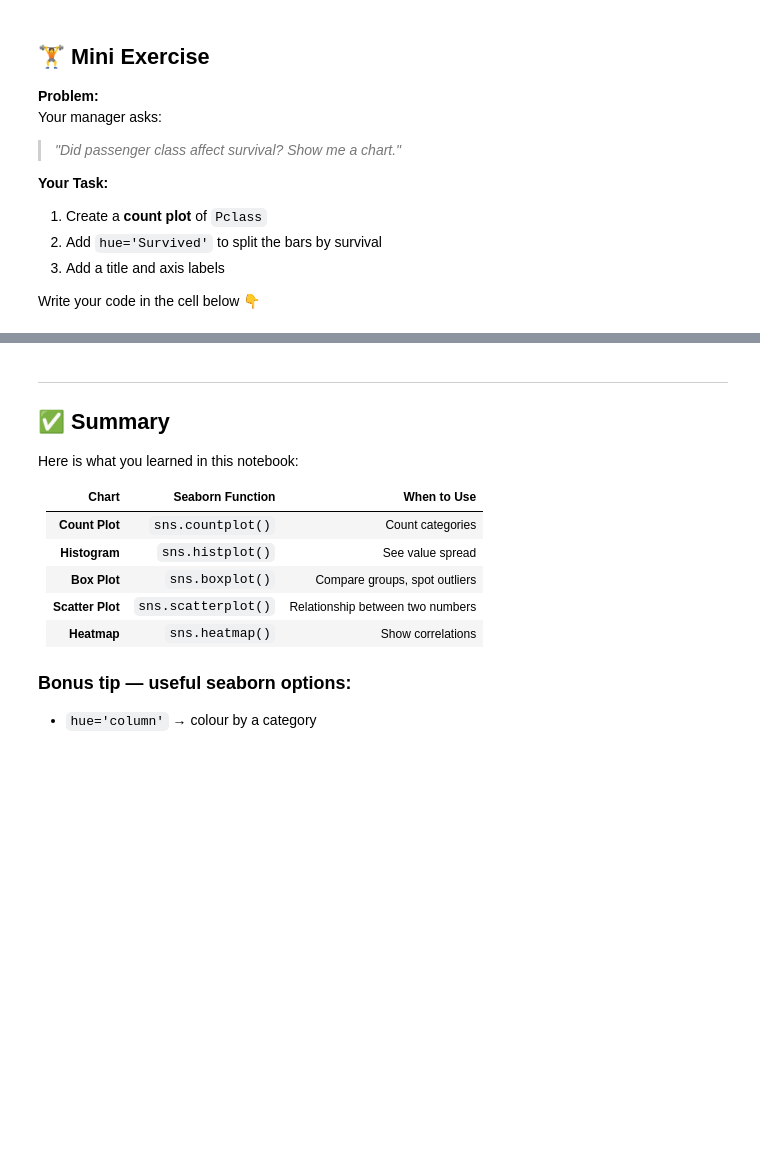
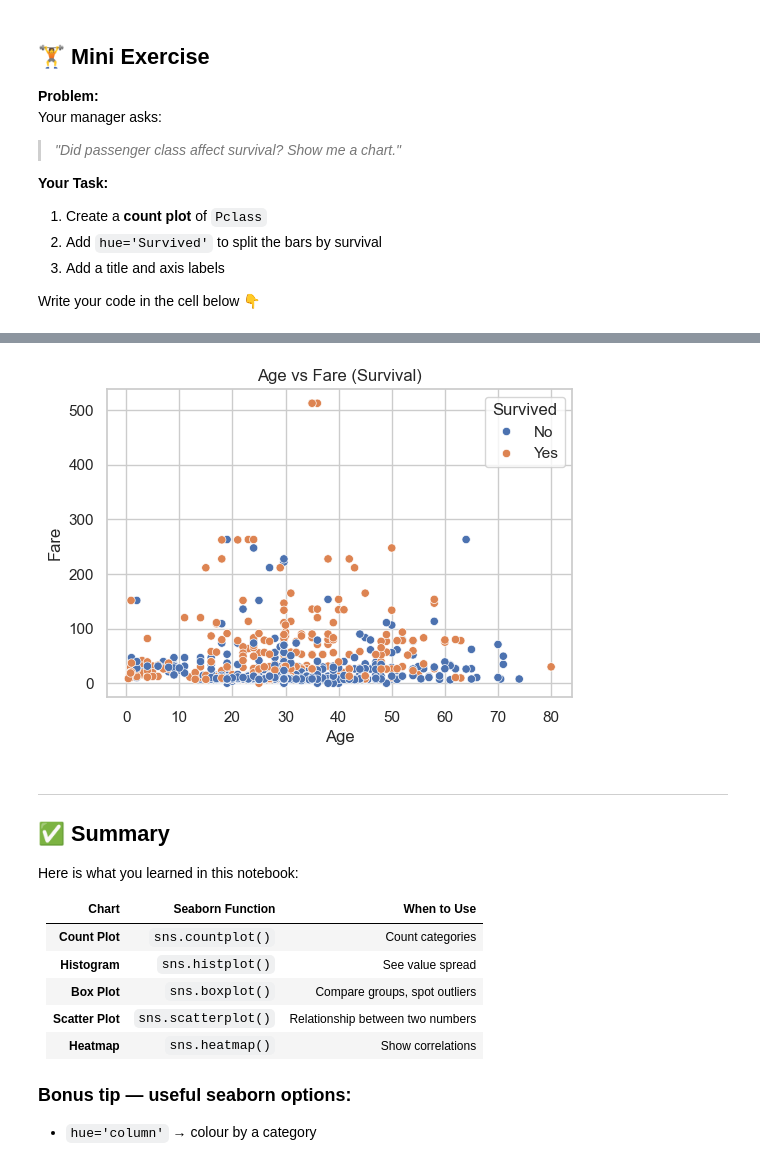
Before and after one commit to srajan15/chitkara_data_analytics, a Jupyter notebook: day8/seaborn_beginners.ipynb, the cells around one changed output, grey strips where cells are left out. Cells and saved outputs as stored; diff of their text form; code cells hidden in the pictures; blank space fills up the shorter version.

```diff
--- a/day8/seaborn_beginners.ipynb
+++ b/day8/seaborn_beginners.ipynb
@@ -208,3 +237,12 @@ Write your code in the cell below 👇
+# %%
+plt.figure(figsize=(6,4))
+sns.scatterplot(x='Age', y='Fare', hue='Survived', data=df)
+plt.title('Age vs Fare (Survival)')
+plt.xlabel('Age')
+plt.ylabel('Fare')
+plt.show()
+# %% [output]
+[figure, added]
 # %% [markdown]
 ---
 ## ✅ Summary
```
Also changed, not shown: parts of 5 cells of this notebook, 6 other files.
